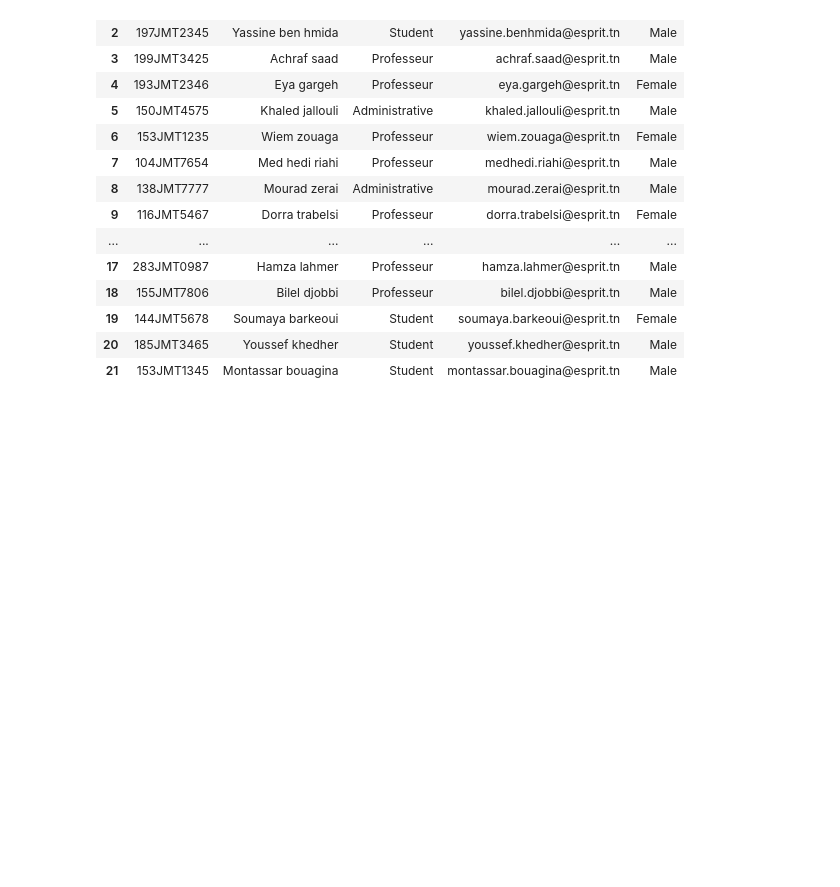
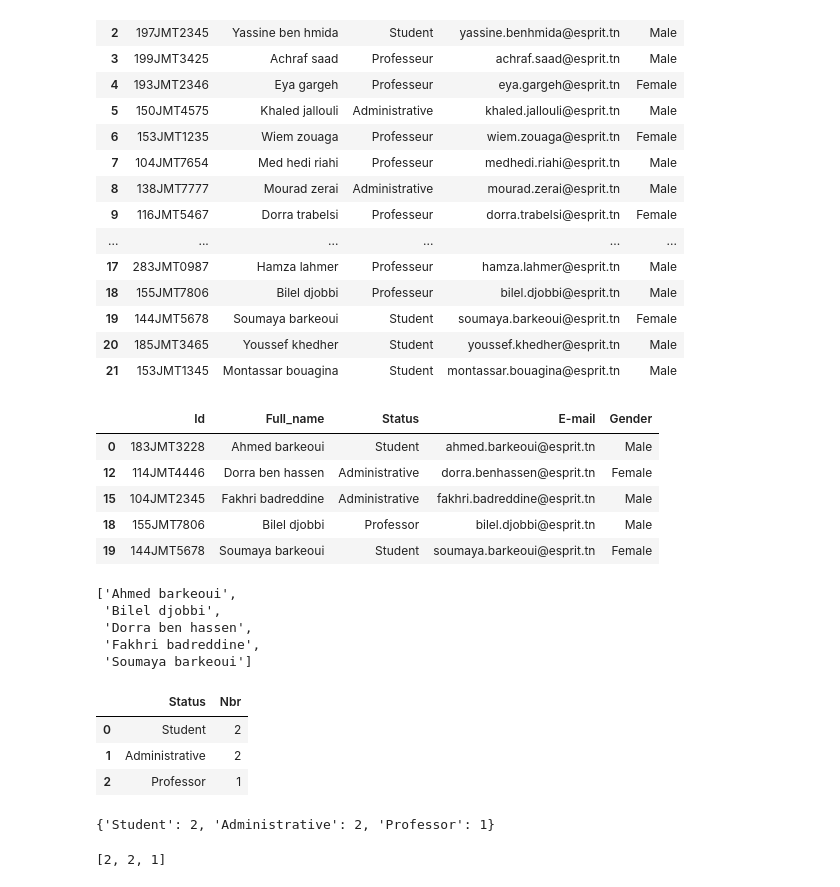
Before and after one commit to AhmedBarkeoui/AhmedBarkeoui-Real_time_facial_recognition_system, a Jupyter notebook: app/Untitled.ipynb, the cells around one changed output. Drawn from its saved outputs; the diff is of its cells as text; code cells hidden in the pictures; blank space fills up the shorter version.

```diff
--- a/app/Untitled.ipynb
+++ b/app/Untitled.ipynb
@@ -352,7 +401,7 @@ Dataset
 # %%
 Dataset.to_csv("../Libraries/Dataset.csv")
 # %%
-Dataset = pd.read_csv("../Libraries/Dataset.csv" ,index_col=0)
+DataseDatasetd.read_csv("../Libraries/Dataset.csv" ,index_col=0)
 Dataset
 # %% [output]
 |  | Id | Full_name | Status | E-mail | Gender |
@@ -372,3 +421,44 @@ Dataset
 | 19 | 144JMT5678 | Soumaya barkeoui | Student | soumaya.barkeoui@esprit.tn | Female |
 | 20 | 185JMT3465 | Youssef khedher | Student | youssef.khedher@esprit.tn | Male |
 | 21 | 153JMT1345 | Montassar bouagina | Student | montassar.bouagina@esprit.tn | Male |
+# %%
+l = ['Ahmed barkeoui ','Bilel djobbi ','Dorra ben hassen ','Fakhri badreddine ','Soumaya barkeoui ']
+ff = Dataset[Dataset["Full_name"].isin([w[:-1] for w in l])]
+ff
+# %% [output]
+|  | Id | Full_name | Status | E-mail | Gender |
+| 0 | 183JMT3228 | Ahmed barkeoui | Student | ahmed.barkeoui@esprit.tn | Male |
+| 12 | 114JMT4446 | Dorra ben hassen | Administrative | dorra.benhassen@esprit.tn | Female |
+| 15 | 104JMT2345 | Fakhri badreddine | Administrative | fakhri.badreddine@esprit.tn | Male |
+| 18 | 155JMT7806 | Bilel djobbi | Professor | bilel.djobbi@esprit.tn | Male |
+| 19 | 144JMT5678 | Soumaya barkeoui | Student | soumaya.barkeoui@esprit.tn | Female |
+# %%
+today_list = ['Ahmed barkeoui ','Bilel djobbi ','Dorra ben hassen ','Fakhri badreddine ','Soumaya barkeoui ']
+[w[:-1] for w in l]
+# %% [output]
+['Ahmed barkeoui',
+ 'Bilel djobbi',
+ 'Dorra ben hassen',
+ 'Fakhri badreddine',
+ 'Soumaya barkeoui']
+# %%
+from collections import Counter
+gg = pd.DataFrame(Counter(Dataset[Dataset["Full_name"].isin([w[:-1] for w in l])]["Status"]).most_common(),columns=['Status','Nbr'])
+gg
+# %% [output]
+|  | Status | Nbr |
+| 0 | Student | 2 |
+| 1 | Administrative | 2 |
+| 2 | Professor | 1 |
+# %%
+res = {list(gg["Status"])[i]: list(gg["Nbr"])[i] for i in range(len(list(gg["Status"])))}
+res
+# %% [output]
+{'Student': 2, 'Administrative': 2, 'Professor': 1}
+# %%
+today_list = ['Bilel djobbi ','Dorra ben hassen ','Fakhri badreddine ','Ahmed barkeoui ','Soumaya barkeoui ']
+data_chart = pd.DataFrame(Counter(Dataset[Dataset["Full_name"].isin([w[:-1] for w in today_list])]["Status"]).most_common(),columns=['Status','Nbr'])
+res = {list(data_chart["Status"])[i]: list(data_chart["Nbr"])[i] for i in range(len(list(data_chart["Status"])))}
+list(res.values())
+# %% [output]
+[2, 2, 1]
```
Also changed, not shown: parts of 9 cells of this notebook, 25 other files.
